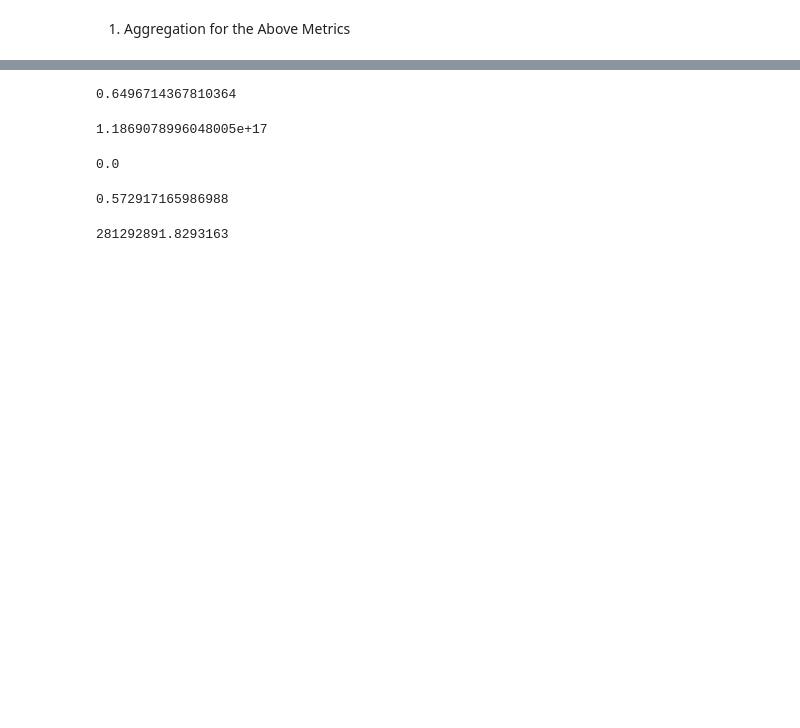
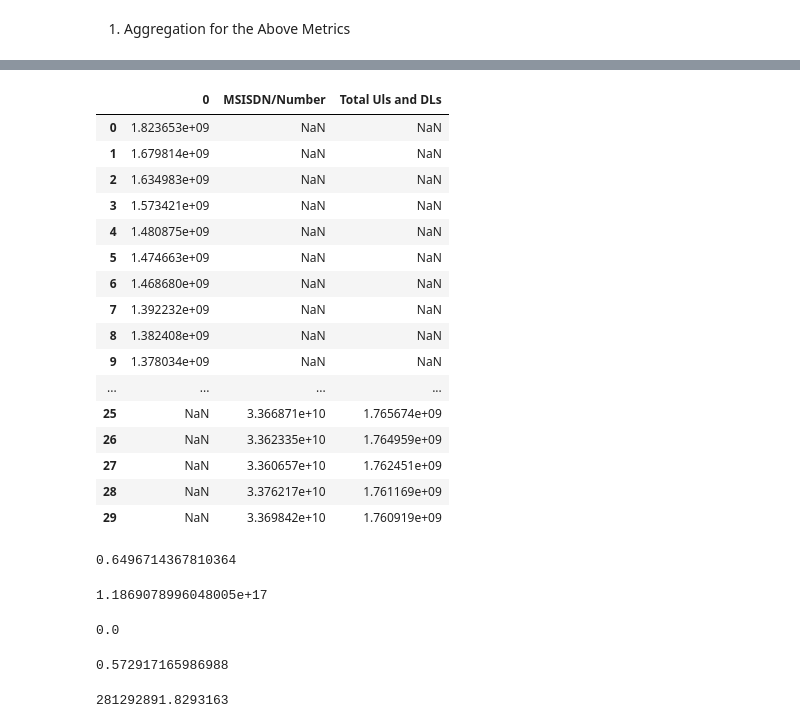
Before and after one commit to Davidelvis/Telecommunication-Project, a Jupyter notebook: Telecom_project_task2.ipynb, the cells around one changed output, grey strips where cells are left out. Drawn from its saved outputs; the diff is of its cells as text; code cells hidden in the pictures; blank space fills up the shorter version.

```diff
--- a/Telecom_project_task2.ipynb
+++ b/Telecom_project_task2.ipynb
@@ -61,0 +78,2 @@ data1.describe()
+# %%
+top_10_freq=data1['Session duration'].head(10)
@@ -61,0 +87,25 @@ data1.describe()
+# %%
+top_10_ULDL=data1[['MSISDN/Number','Total Uls and DLs']].head(10)
+# %%
+#Top 10 users per engagement metric
+engaged=pd.concat([top_10_dur,top_10_freq,top_10_ULDL], axis=0, ignore_index=True)
+# %%
+engaged
+# %% [output]
+|  | 0 | MSISDN/Number | Total Uls and DLs |
+| 0 | 1.823653e+09 | NaN | NaN |
+| 1 | 1.679814e+09 | NaN | NaN |
+| 2 | 1.634983e+09 | NaN | NaN |
+| 3 | 1.573421e+09 | NaN | NaN |
+| 4 | 1.480875e+09 | NaN | NaN |
+| 5 | 1.474663e+09 | NaN | NaN |
+| 6 | 1.468680e+09 | NaN | NaN |
+| 7 | 1.392232e+09 | NaN | NaN |
+| 8 | 1.382408e+09 | NaN | NaN |
+| 9 | 1.378034e+09 | NaN | NaN |
+| ... | ... | ... | ... |
+| 25 | NaN | 3.366871e+10 | 1.765674e+09 |
+| 26 | NaN | 3.362335e+10 | 1.764959e+09 |
+| 27 | NaN | 3.360657e+10 | 1.762451e+09 |
+| 28 | NaN | 3.376217e+10 | 1.761169e+09 |
+| 29 | NaN | 3.369842e+10 | 1.760919e+09 |
```
Also changed, not shown: parts of 10 cells of this notebook, 1 other file.
